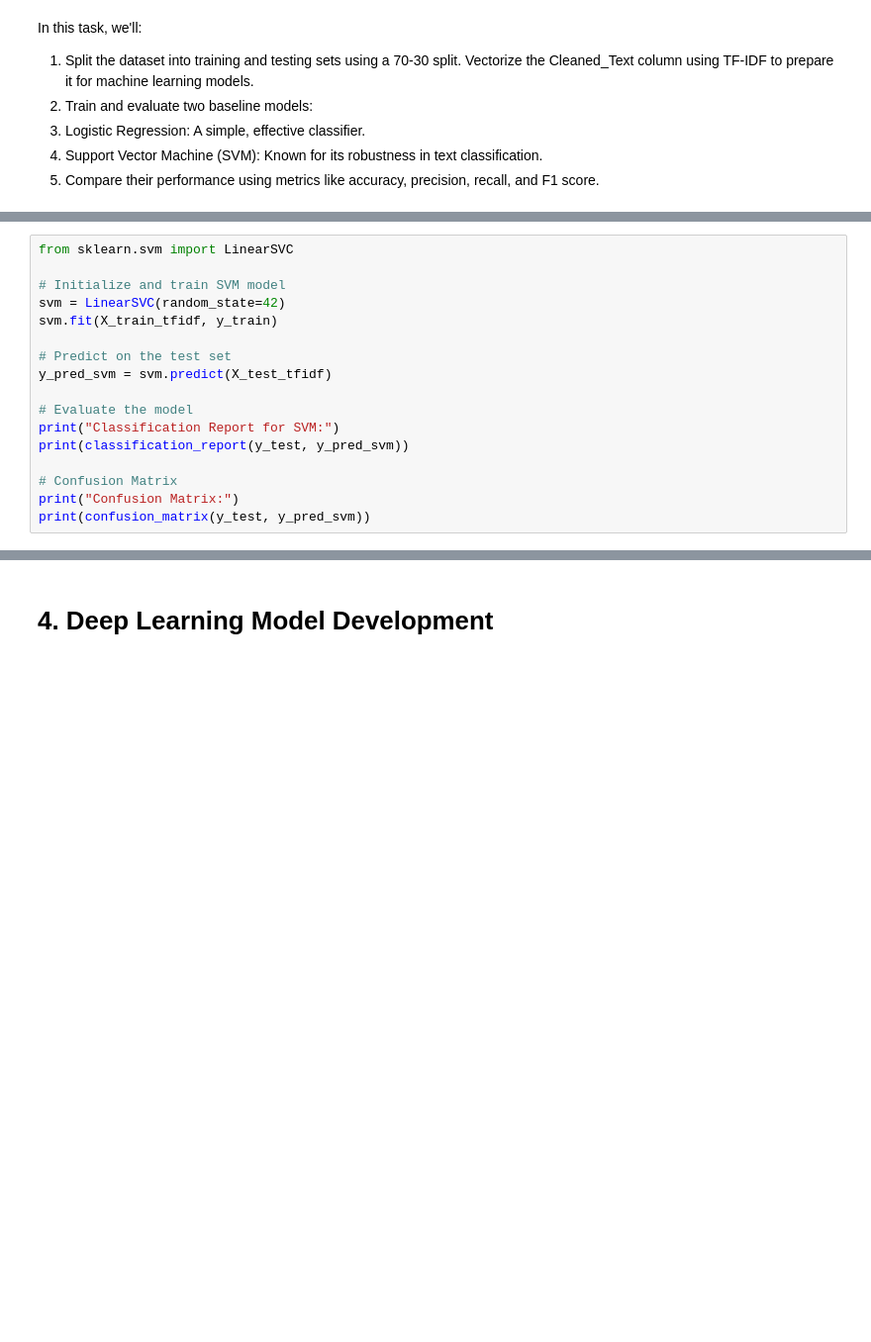
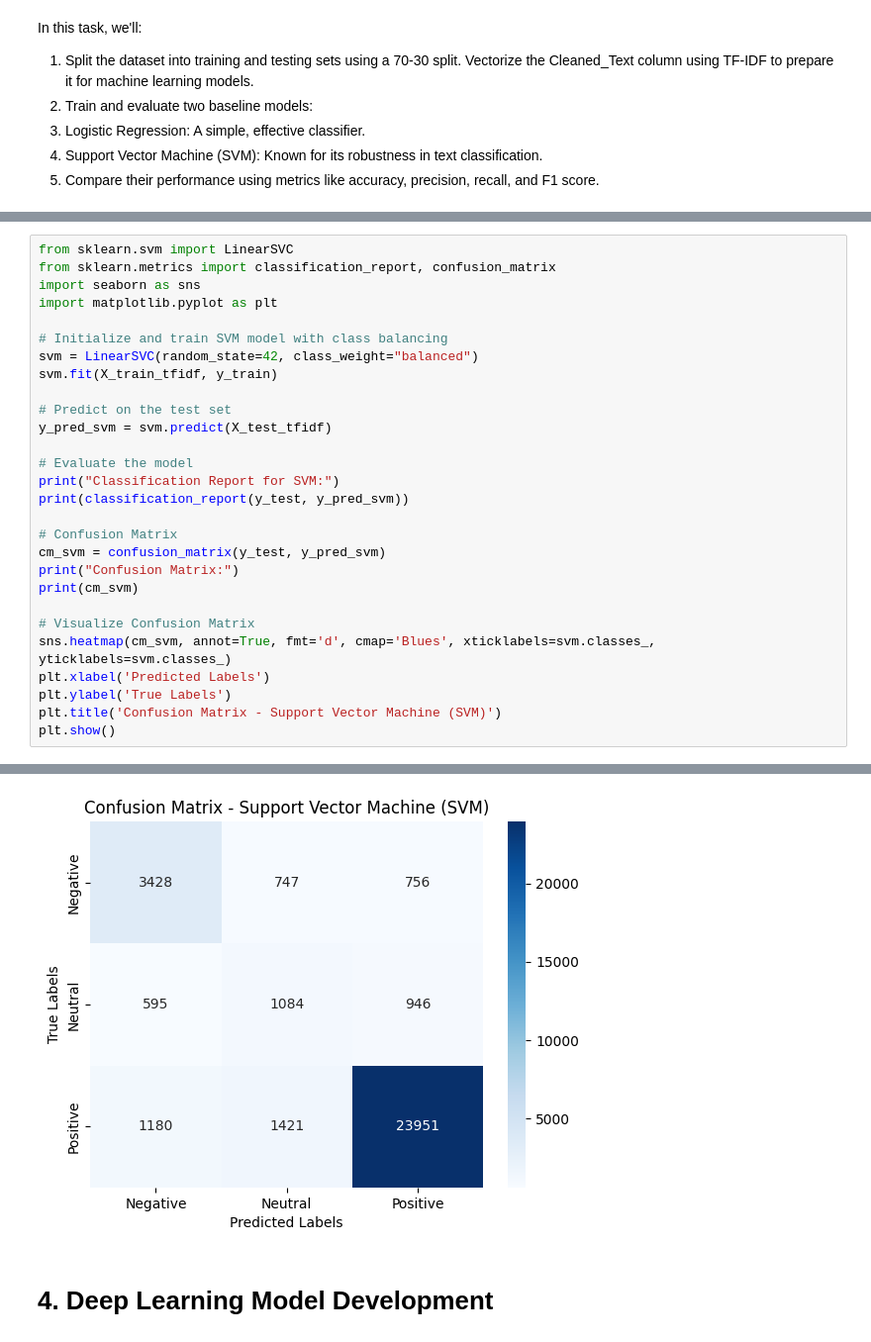
Before and after one commit to tfysekis/Sentiment-Analysis, a Jupyter notebook: Sentiment_Analysis.ipynb, the cells around one changed output, grey strips where cells are left out. Shown: that part at 99% size. Saved outputs shown, nothing was run; the diff lists cells and outputs as text; blank space fills up the shorter version.

```diff
--- a/Sentiment_Analysis.ipynb
+++ b/Sentiment_Analysis.ipynb
@@ -466,8 +477,11 @@ This step builds on the baseline approach by leveraging SVM, a powerful classifi
 # %%
 from sklearn.svm import LinearSVC
+from sklearn.metrics import classification_report, confusion_matrix
+import seaborn as sns
+import matplotlib.pyplot as plt
 
-# Initialize and train SVM model
-svm = LinearSVC(random_state=42)
+# Initialize and train SVM model with class balancing
+svm = LinearSVC(random_state=42, class_weight="balanced")
 svm.fit(X_train_tfidf, y_train)
 
 # Predict on the test set
@@ -478,8 +492,16 @@ print("Classification Report for SVM:")
 print(classification_report(y_test, y_pred_svm))
 
 # Confusion Matrix
+cm_svm = confusion_matrix(y_test, y_pred_svm)
 print("Confusion Matrix:")
-print(confusion_matrix(y_test, y_pred_svm))
+print(cm_svm)
+
+# Visualize Confusion Matrix
+sns.heatmap(cm_svm, annot=True, fmt='d', cmap='Blues', xticklabels=svm.classes_, yticklabels=svm.classes_)
+plt.xlabel('Predicted Labels')
+plt.ylabel('True Labels')
+plt.title('Confusion Matrix - Support Vector Machine (SVM)')
+plt.show()
 # %% [output]
 Classification Report for SVM:
               precision    recall  f1-score   support
@@ -499,3 +521,4 @@ Confusion Matrix:
+[figure, added]
 # %% [markdown]
 # 4. Deep Learning Model Development
 # %% [markdown]
```
Also changed, not shown: parts of 67 cells of this notebook.
